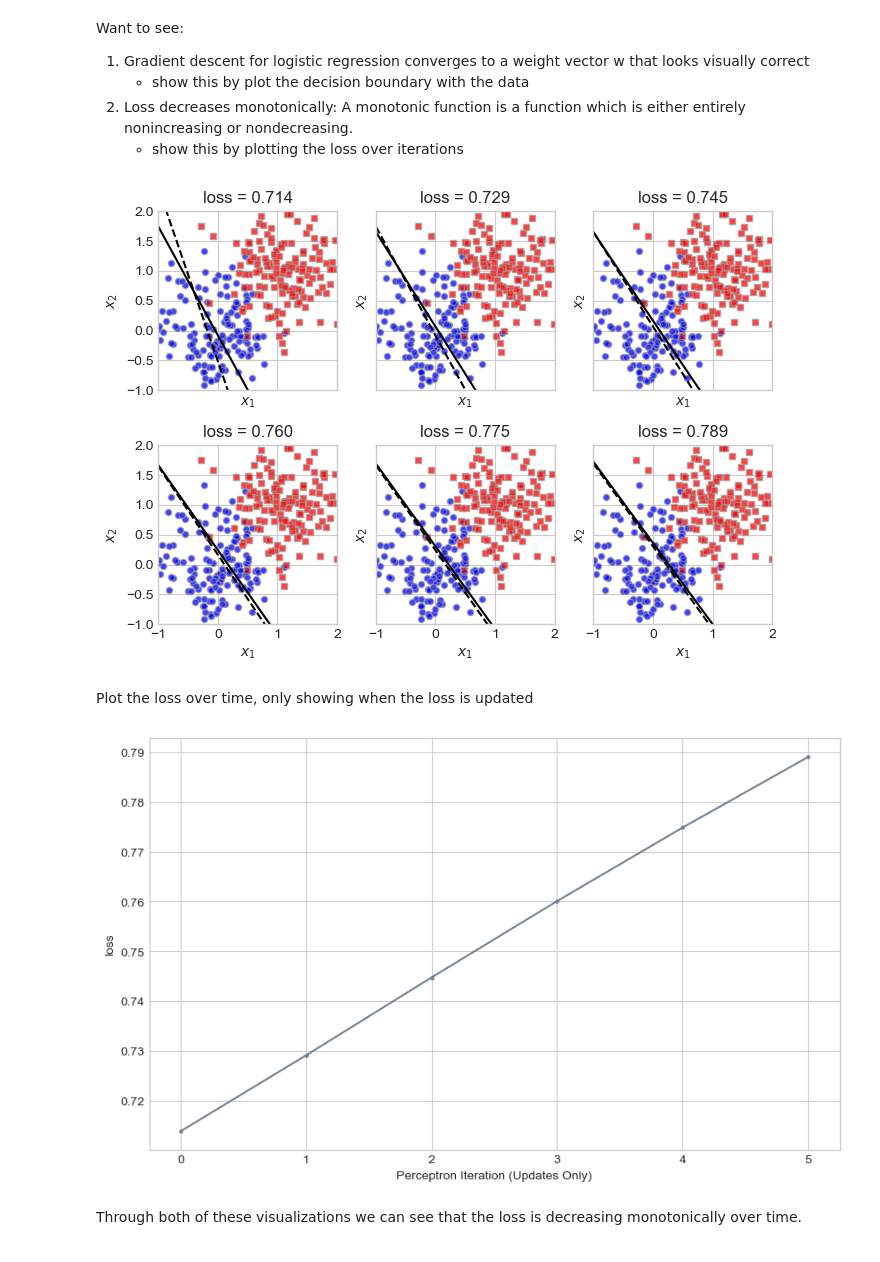
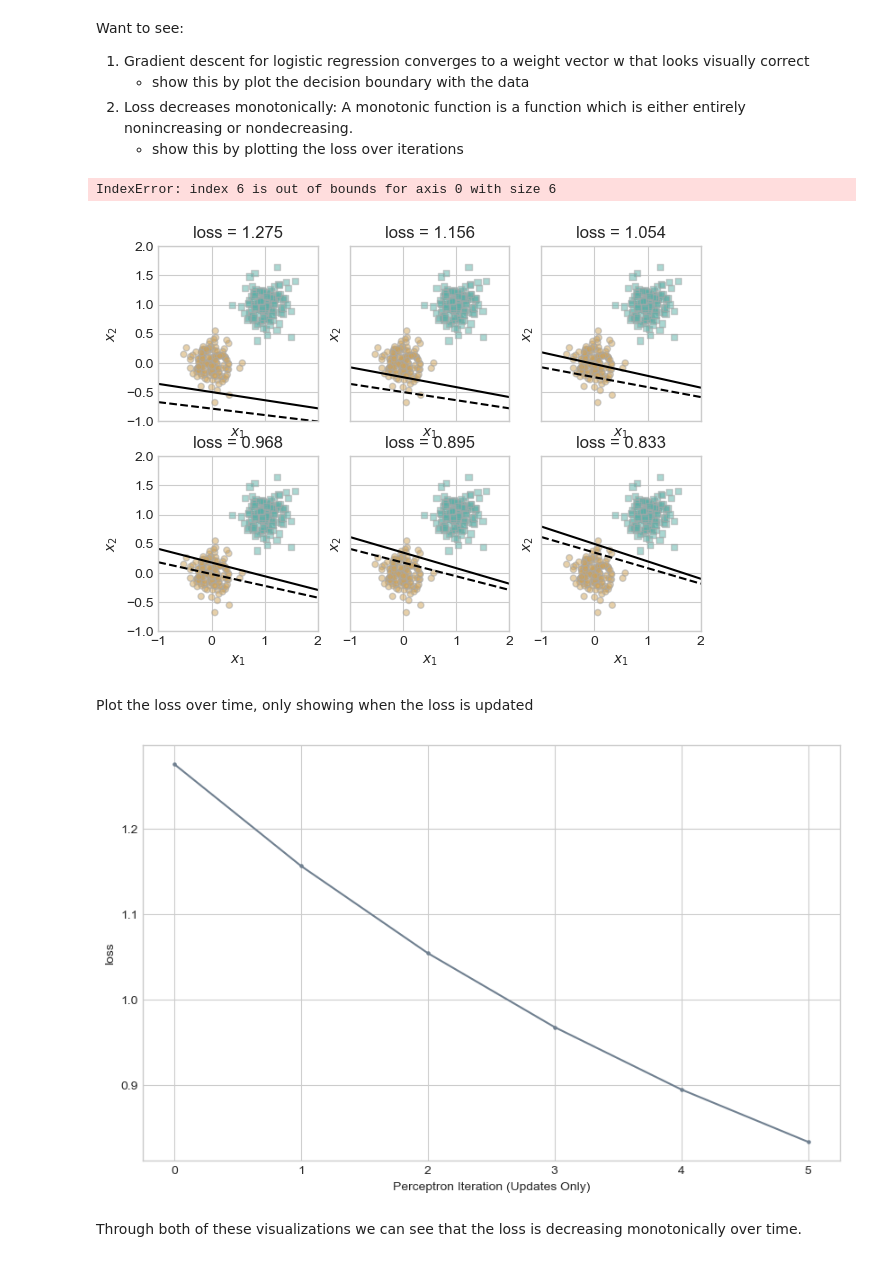
Before and after one commit to lfschweitzer/lfschweitzer.github.io, a Jupyter notebook: posts/post5/homework5.ipynb, the cells around one changed output. Cells and saved outputs as stored; diff of their text form; code cells hidden in the pictures.

```diff
--- a/posts/post5/homework5.ipynb
+++ b/posts/post5/homework5.ipynb
@@ -25,10 +28,12 @@ import torch
 def classification_data(n_points = 300, noise = 0.2, p_dims = 2):
 
     y = torch.arange(n_points) >= int(n_points/2)
-    y = 1.0*y
     X = y[:, None] + torch.normal(0.0, noise, size = (n_points,p_dims))
     X = torch.cat((X, torch.ones((X.shape[0], 1))), 1)
 
+    # convert y from {0, 1} to {-1, 1}
+    y = 2*y - 1
+
     return X, y
 # %% [markdown]
 Plot the data
@@ -37,18 +42,19 @@ from matplotlib import pyplot as plt
 plt.style.use('seaborn-v0_8-whitegrid')
 
 def plot_classification_data(X, y, ax):
-    targets = [0, 1]
-    markers = ["o", "s"]
-    colors = ["blue", "red"]
-
+    targets = [-1, 1]
+    markers = ["o" , ","]
     for i in range(2):
         ix = y == targets[i]
-        ax.scatter(X[ix, 0], X[ix, 1], s=20, c=colors[i], cmap='coolwarm', edgecolors='darkgrey', alpha=0.5, marker=markers[i])
-    ax.set(xlabel=r"$x_1$", ylabel=r"$x_2$")
+        ax.scatter(X[ix,0], X[ix,1], s = 20,  c = y[ix], facecolors = "none", edgecolors = "darkgrey", cmap = "BrBG", vmin = -2, vmax = 2, alpha = 0.5, marker = markers[i])
+    ax.set(xlabel = r"$x_1$", ylabel = r"$x_2$")
+
 
 fig, ax = plt.subplots(1, 1)
 
 # p_dims is 2
-X, y = classification_data(noise = 0.5)
+X, y = classification_data(noise = 0.2)
+# print(f"{X=}")
+# print(f"{y=}")
 plot_classification_data(X, y, ax)
 # %% [output]
@@ -76,50 +82,55 @@ Want to see:
 # initialize a Logistic Regression
 LR = LogisticRegression()
 opt = GradientDescentOptimizer(LR)
-LR.loss(X,y)
+loss = LR.loss(X,y)
 
 # set up the figure
 plt.rcParams["figure.figsize"] = (7, 5)
 fig, axarr = plt.subplots(2, 3, sharex = True, sharey = True)
 markers = ["o", ","]
 marker_map = {-1 : 0, 1 : 1}
 
 # initialize for main loop
 current_ax = 0
 loss_vec = []
 
-for index in range(0, 1000):
+for index in range(0,1000):
     ax = axarr.ravel()[current_ax]
 
     # save the old value of w for plotting later
     old_w = torch.clone(LR.w)
 
     # for vanilla gradient descent, alpha must be sufficiently small and beta must be 0
-    local_loss = opt.step(X, y, alpha = 0.5, beta = 0)
+    local_loss = opt.step(X, y, alpha = 0.3, beta = 0)
 
     # if a change was made, plot the old and new decision boundaries
     # also add the new loss to loss_vec for plotting below
     if (local_loss > 0):
 
-        plot_classification_data(X, y, ax)
+        if(current_ax < 6):
+            # Plot and record loss
+            plot_classification_data(X, y, ax)
+            draw_line(old_w, x_min=-1, x_max=2, ax=ax, color="black", linestyle="dashed")
 
-        # Plot and record loss at every iteration
-        plot_classification_data(X, y, ax)
-        draw_line(old_w, x_min=-1, x_max=2, ax=ax, color="black", linestyle="dashed")
-        loss = LR.loss(X, y)
-        loss_vec.append(loss)
-        draw_line(LR.w, x_min=-1, x_max=2, ax=ax, color="black")
-        ax.set_title(f"loss = {loss:.3f}")
-        ax.set(xlim=(-1, 2), ylim=(-1, 2))
+            loss = LR.loss(X, y).item()
+            # print(f"{loss=}")
 
-        # Move to the next subplot or break if all subplots are filled
-        if(current_ax < 5):
+            loss_vec.append(loss)
+            draw_line(LR.w, x_min=-1, x_max=2, ax=ax, color="black")
+            ax.set_title(f"loss = {loss:.3f}")
+            ax.set(xlim=(-1, 2), ylim=(-1, 2))
             current_ax += 1
         else:
-            break
+
+            loss = LR.loss(X, y).item()
+            # print(f"{loss=}")
+
+            loss_vec.append(loss)
+
 plt.tight_layout()
 # %% [output]
+IndexError: index 6 is out of bounds for axis 0 with size 6
-[figure, old version]
+[figure, new version]
 # %% [markdown]
 Plot the loss over time, only showing when the loss is updated
 # %%
@@ -130,10 +141,10 @@ def plot_loss(loss):
 
     plt.plot(loss, color = "slategrey")
     plt.scatter(torch.arange(len(loss)), loss, color = "slategrey", s=5)
-    labs = plt.gca().set(xlabel = "Perceptron Iteration (Updates Only)", ylabel = "loss")
+    plt.gca().set(xlabel = "Perceptron Iteration (Updates Only)", ylabel = "loss")
 
 plot_loss(loss_vec)
 # %% [output]
-[figure, old version]
+[figure, new version]
 # %% [markdown]
 Through both of these visualizations we can see that the loss is decreasing monotonically over time.
```
Also changed, not shown: parts of 21 cells of this notebook, 1 other file.
